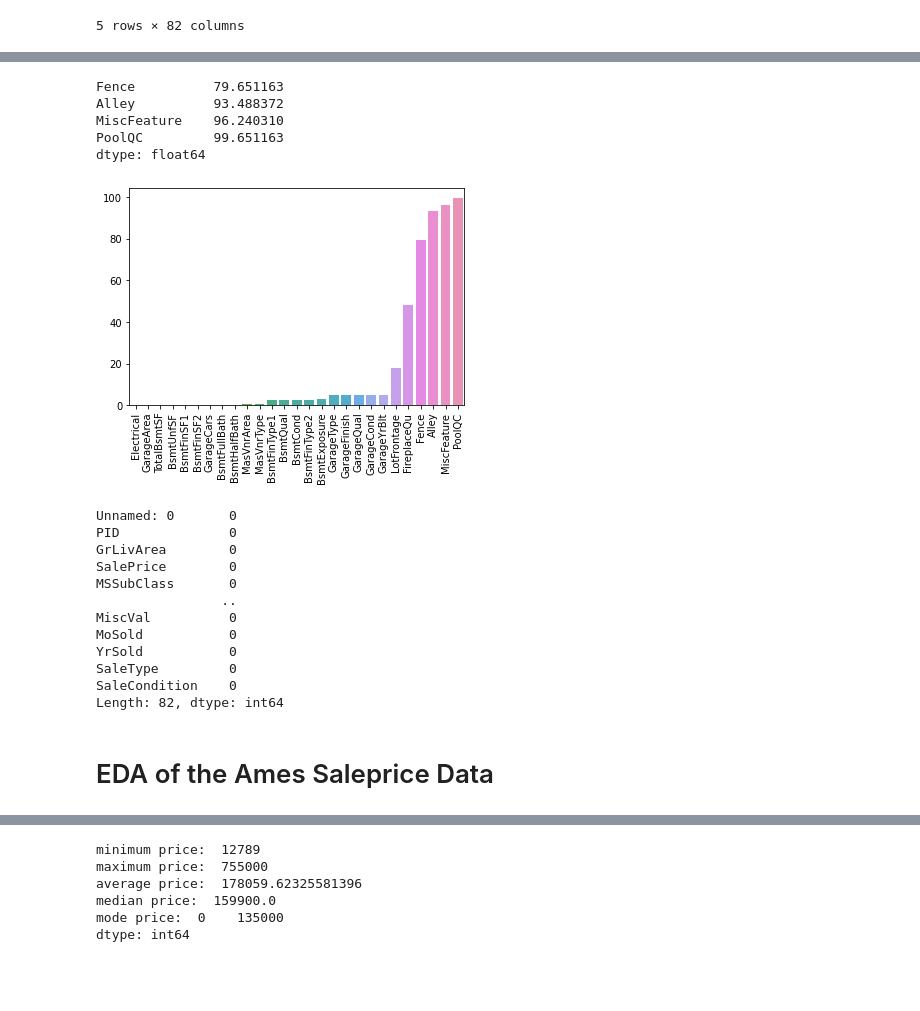
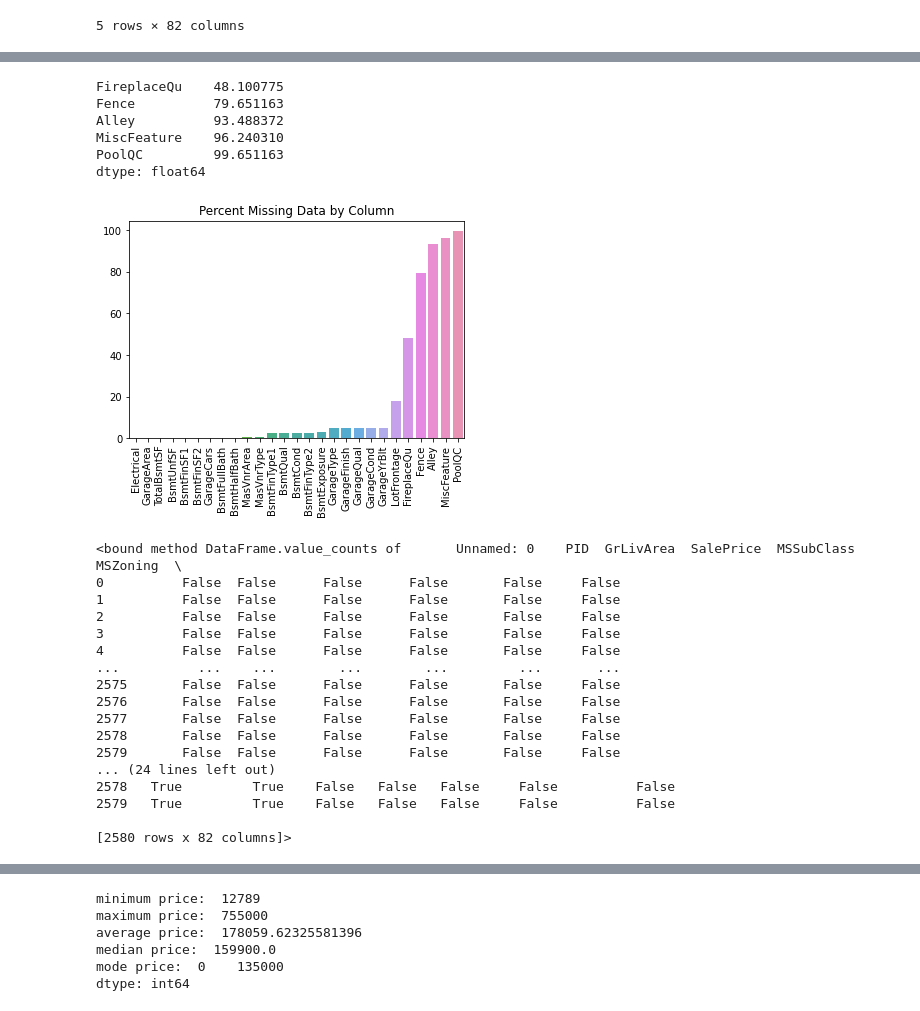
Before and after one commit to amandamanfredo1/Machine_Learning_Ames_Housing_Kaggle, a Jupyter notebook: Amanda_M/me- ames machine learning project.ipynb, the cells around one changed output, grey strips where cells are left out. Drawn from its saved outputs; the diff is of its cells as text; code cells hidden in the pictures; blank space fills up the shorter version.

```diff
--- a/Amanda_M/me- ames machine learning project.ipynb
+++ b/Amanda_M/me- ames machine learning project.ipynb
@@ -61,23 +65,24 @@ memory usage: 15.4+ MB
 # %%
 #figure out which columns to get rid of if too many null values
 
 def percent_null(amesprice):
     percentmis = 100* amesprice.isnull().sum() / len(amesprice)
     return percentmis
 percentmis=percent_null(amesprice)
 
 
 percentmis = percentmis[percentmis>0].sort_values()
-sns.barplot(x= percentmis.index, y=percentmis)
+sns.barplot(x= percentmis.index, y=percentmis).set(title='Percent Missing Data by Column')
 plt.xticks(rotation=90)
-print(percentmis[percentmis>=75])
+print(percentmis[percentmis>=20])
 # %% [output]
+FireplaceQu    48.100775
 Fence          79.651163
 Alley          93.488372
 MiscFeature    96.240310
 PoolQC         99.651163
 dtype: float64
-[figure, old version]
+[figure, new version]
 # %%
 '''
 
@@ -117,33 +122,39 @@ GarageQual        129
 GarageCond        129
 '''
 
-
+#filling in the missing nulls
 amesprice['MasVnrType']=amesprice['MasVnrType'].replace(np.nan, 'None')
 
-
+#filling in missing values for ordinal features with NA
 garagbaseordinal=['GarageType','GarageFinish','GarageQual','GarageCond','GarageYrBlt',
                   'BsmtQual','BsmtCond', 'BsmtExposure', 'BsmtFinType1', 'BsmtFinType2']
 for x in garagbaseordinal:
     amesprice[x]=amesprice[x].replace(np.nan,'NA')
 
+#filling in the missing values for nominal features with 0 (likely that there is no bsmt, garage,etc)
 garagenum=['GarageCars','GarageArea', 'BsmtFinSF1','BsmtFinSF2', 'BsmtUnfSF',
            'BsmtFullBath', 'BsmtHalfBath', 'MasVnrArea', 'TotalBsmtSF' ]
 for y in garagenum:
     amesprice[y]=amesprice[y].replace(np.nan, 0)
 
-amesprice.isnull().sum()
+amesprice.isnull().value_counts
 # %% [output]
-Unnamed: 0       0
-PID              0
-GrLivArea        0
-SalePrice        0
-MSSubClass       0
-                ..
-MiscVal          0
-MoSold           0
-YrSold           0
-SaleType         0
-SaleCondition    0
-Length: 82, dtype: int64
+<bound method DataFrame.value_counts of       Unnamed: 0    PID  GrLivArea  SalePrice  MSSubClass  MSZoning  \
+0          False  False      False      False       False     False
+1          False  False      False      False       False     False
+2          False  False      False      False       False     False
+3          False  False      False      False       False     False
+4          False  False      False      False       False     False
+...          ...    ...        ...        ...         ...       ...
+2575       False  False      False      False       False     False
+2576       False  False      False      False       False     False
+2577       False  False      False      False       False     False
+2578       False  False      False      False       False     False
+2579       False  False      False      False       False     False
+... (24 lines left out)
+2578   True         True    False   False   False     False          False
+2579   True         True    False   False   False     False          False
+
+[2580 rows x 82 columns]>
 # %%
 #dropping these columns because of excessive null values
@@ -152,2 +164,0 @@ amesprice.drop(['PoolQC','LotFrontage','Alley', 'FireplaceQu', 'Fence','MiscFeat
-# %% [markdown]
-# EDA of the Ames Saleprice Data
```
Also changed, not shown: parts of 103 cells of this notebook.
